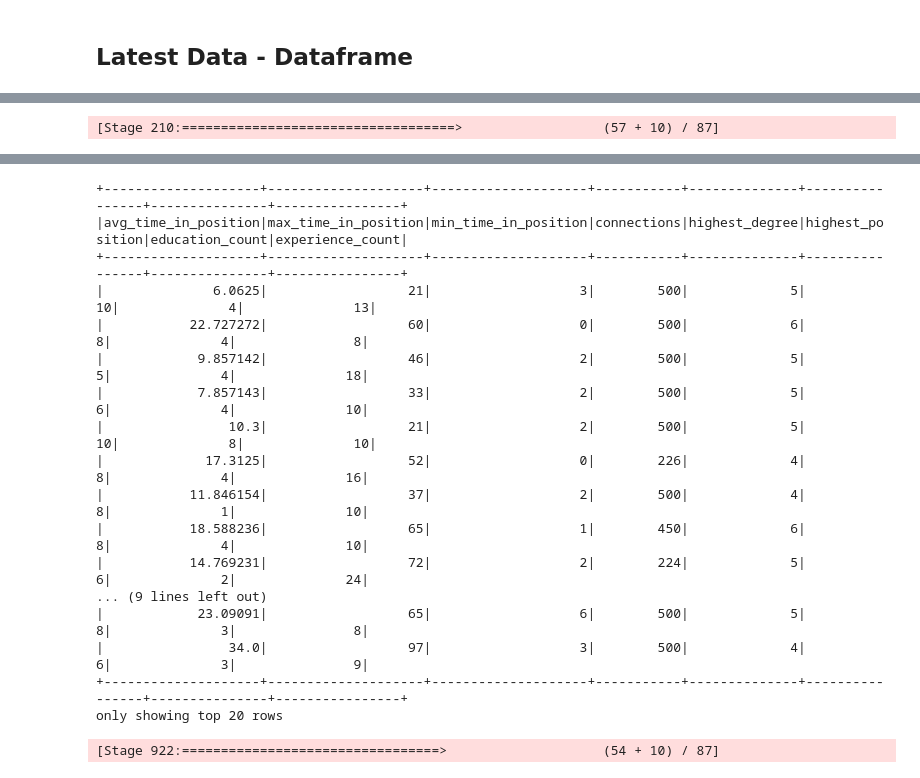
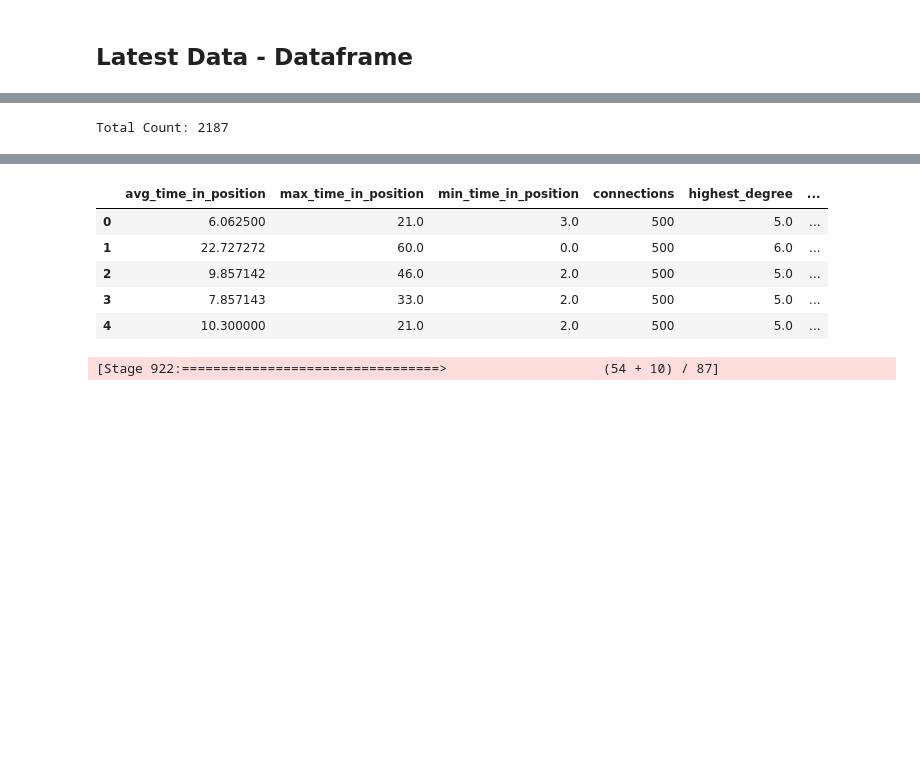
Before and after one commit to simran-dk/METCS777-term-project-repo-Team9, a Jupyter notebook: clustering_using_kmeans.ipynb, the cells around one changed output, grey strips where cells are left out. Saved outputs shown, nothing was run; the diff lists cells and outputs as text; code cells hidden in the pictures; blank space fills up the shorter version.

```diff
--- a/clustering_using_kmeans.ipynb
+++ b/clustering_using_kmeans.ipynb
@@ -441,8 +430,7 @@ transformed_df_2 = transformed_df\
 transformed_df_2 = transformed_df_2.select(*feature_cols)\
     .withColumn('zero_count', sum(zero_conditions)).filter(F.col('zero_count') <= 1).drop("zero_count")
 
-
-logger.info(transformed_df_2.count())
-transformed_df_2.show()
+print(f"Total Count: {transformed_df_2.count()}")
+transformed_df_2.toPandas().head()
 # %% [output]
-[Stage 210:===================================>                  (57 + 10) / 87]
+Total Count: 2187
@@ -450,20 +437,9 @@ transformed_df_2.show()
-+--------------------+--------------------+--------------------+-----------+--------------+----------------+---------------+----------------+
-|avg_time_in_position|max_time_in_position|min_time_in_position|connections|highest_degree|highest_position|education_count|experience_count|
-+--------------------+--------------------+--------------------+-----------+--------------+----------------+---------------+----------------+
-|              6.0625|                  21|                   3|        500|             5|              10|              4|              13|
-|           22.727272|                  60|                   0|        500|             6|               8|              4|               8|
-|            9.857142|                  46|                   2|        500|             5|               5|              4|              18|
-|            7.857143|                  33|                   2|        500|             5|               6|              4|              10|
-|                10.3|                  21|                   2|        500|             5|              10|              8|              10|
-|             17.3125|                  52|                   0|        226|             4|               8|              4|              16|
-|           11.846154|                  37|                   2|        500|             4|               8|              1|              10|
-|           18.588236|                  65|                   1|        450|             6|               8|              4|              10|
-|           14.769231|                  72|                   2|        224|             5|               6|              2|              24|
-... (9 lines left out)
-|            23.09091|                  65|                   6|        500|             5|               8|              3|               8|
-|                34.0|                  97|                   3|        500|             4|               6|              3|               9|
-+--------------------+--------------------+--------------------+-----------+--------------+----------------+---------------+----------------+
-only showing top 20 rows
+|  | avg_time_in_position | max_time_in_position | min_time_in_position | connections | highest_degree | ... |
+| 0 | 6.062500 | 21.0 | 3.0 | 500 | 5.0 | ... |
+| 1 | 22.727272 | 60.0 | 0.0 | 500 | 6.0 | ... |
+| 2 | 9.857142 | 46.0 | 2.0 | 500 | 5.0 | ... |
+| 3 | 7.857143 | 33.0 | 2.0 | 500 | 5.0 | ... |
+| 4 | 10.300000 | 21.0 | 2.0 | 500 | 5.0 | ... |
 # %%
 from pyspark.ml.clustering import KMeans
 from pyspark.ml.feature import VectorAssembler
```
Also changed, not shown: parts of 3 cells of this notebook.
